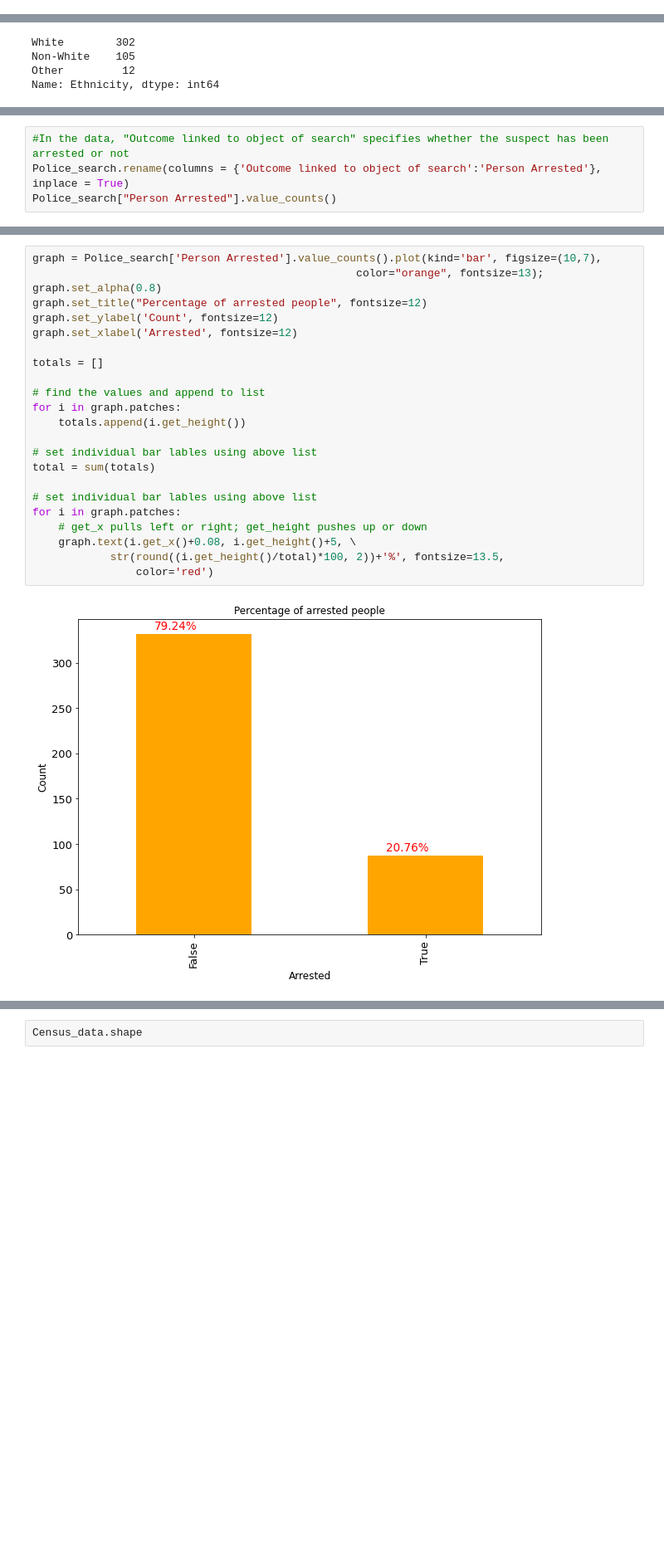
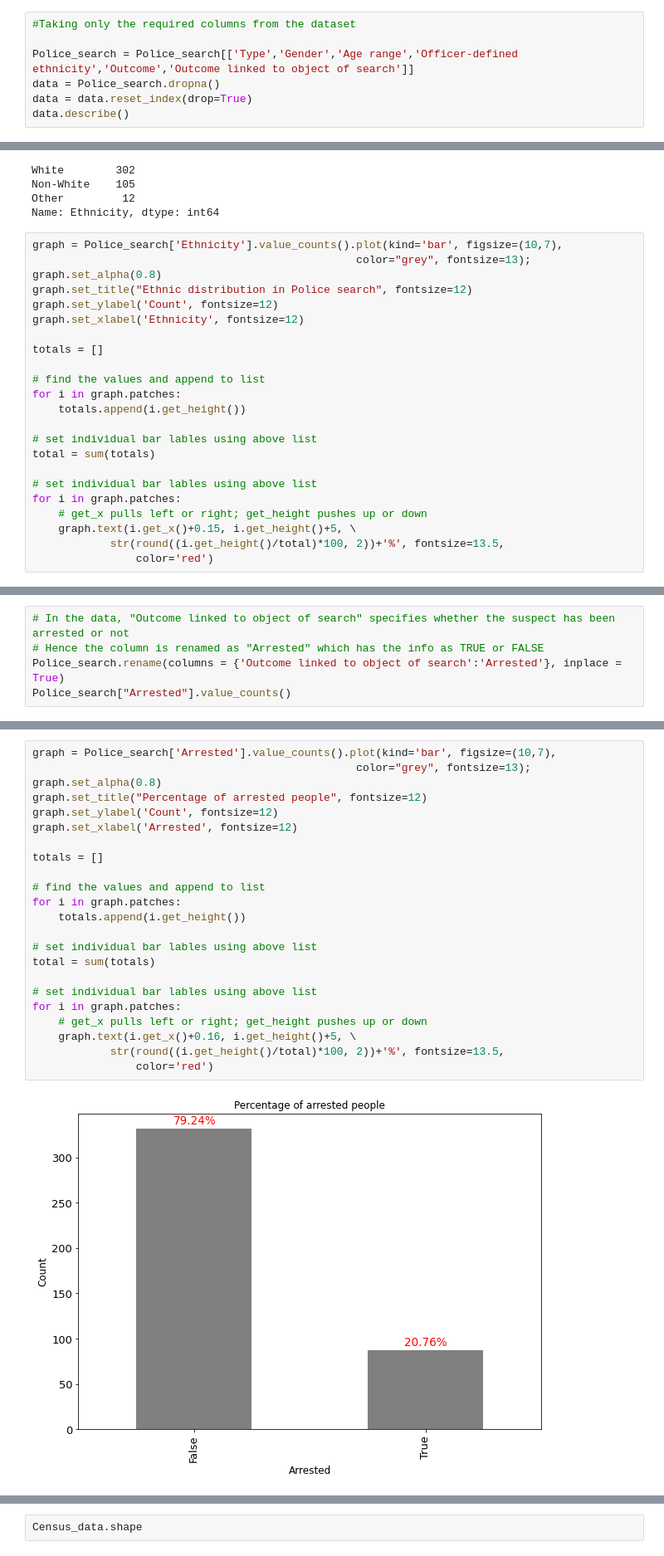
Before and after one commit to arunravi8595/Bias-detection, a Jupyter notebook: UK_police_bias.ipynb, the cells around one changed output, grey strips where cells are left out. Shown at 83% size. Saved outputs shown, nothing was run; the diff lists cells and outputs as text; blank space fills up the shorter version.

```diff
--- a/UK_police_bias.ipynb
+++ b/UK_police_bias.ipynb
@@ -51,3 +51,10 @@ Police_search.head()
 | 2 | Person search | 2020-12-01T00:01:00+00:00 | False | NaN | 51.636546 | 0.063333 | Male | 18-24 | ... |
 | 3 | Person search | 2020-12-01T01:01:00+00:00 | False | NaN | 51.629479 | 0.439730 | Male | 18-24 | ... |
 | 4 | Vehicle search | 2020-12-01T01:01:00+00:00 | False | NaN | 51.629479 | 0.439730 | NaN | NaN | ... |
+# %%
+#Taking only the required columns from the dataset
+
+Police_search = Police_search[['Type','Gender','Age range','Officer-defined ethnicity','Outcome','Outcome linked to object of search']]
+data = Police_search.dropna()
+data = data.reset_index(drop=True)
+data.describe()
@@ -86,3 +104,26 @@ White        302
 Non-White    105
 Other         12
 Name: Ethnicity, dtype: int64
+# %%
+graph = Police_search['Ethnicity'].value_counts().plot(kind='bar', figsize=(10,7),
+                                                  color="grey", fontsize=13);
+graph.set_alpha(0.8)
+graph.set_title("Ethnic distribution in Police search", fontsize=12)
+graph.set_ylabel('Count', fontsize=12)
+graph.set_xlabel('Ethnicity', fontsize=12)
+
+totals = []
+
+# find the values and append to list
+for i in graph.patches:
+    totals.append(i.get_height())
+
+# set individual bar lables using above list
+total = sum(totals)
+
+# set individual bar lables using above list
+for i in graph.patches:
+    # get_x pulls left or right; get_height pushes up or down
+    graph.text(i.get_x()+0.15, i.get_height()+5, \
+            str(round((i.get_height()/total)*100, 2))+'%', fontsize=13.5,
+                color='red')
@@ -89,7 +137,8 @@ Name: Ethnicity, dtype: int64
 # %%
-#In the data, "Outcome linked to object of search" specifies whether the suspect has been arrested or not
-Police_search.rename(columns = {'Outcome linked to object of search':'Person Arrested'}, inplace = True)
-Police_search["Person Arrested"].value_counts()
+# In the data, "Outcome linked to object of search" specifies whether the suspect has been arrested or not
+# Hence the column is renamed as "Arrested" which has the info as TRUE or FALSE
+Police_search.rename(columns = {'Outcome linked to object of search':'Arrested'}, inplace = True)
+Police_search["Arrested"].value_counts()
 # %% [output]
 False    332
 True      87
@@ -102,26 +151,26 @@ sns.countplot(x = "Person Arrested", data = Police_search)
 # %%
-graph = Police_search['Person Arrested'].value_counts().plot(kind='bar', figsize=(10,7),
-                                                  color="orange", fontsize=13);
+graph = Police_search['Arrested'].value_counts().plot(kind='bar', figsize=(10,7),
+                                                  color="grey", fontsize=13);
 graph.set_alpha(0.8)
 graph.set_title("Percentage of arrested people", fontsize=12)
 graph.set_ylabel('Count', fontsize=12)
 graph.set_xlabel('Arrested', fontsize=12)
 
 totals = []
 
 # find the values and append to list
 for i in graph.patches:
     totals.append(i.get_height())
 
 # set individual bar lables using above list
 total = sum(totals)
 
 # set individual bar lables using above list
 for i in graph.patches:
     # get_x pulls left or right; get_height pushes up or down
-    graph.text(i.get_x()+0.08, i.get_height()+5, \
+    graph.text(i.get_x()+0.16, i.get_height()+5, \
             str(round((i.get_height()/total)*100, 2))+'%', fontsize=13.5,
                 color='red')
 # %% [output]
-[figure, old version]
+[figure, new version]
 # %%
```
Also changed, not shown: parts of 21 cells of this notebook.
